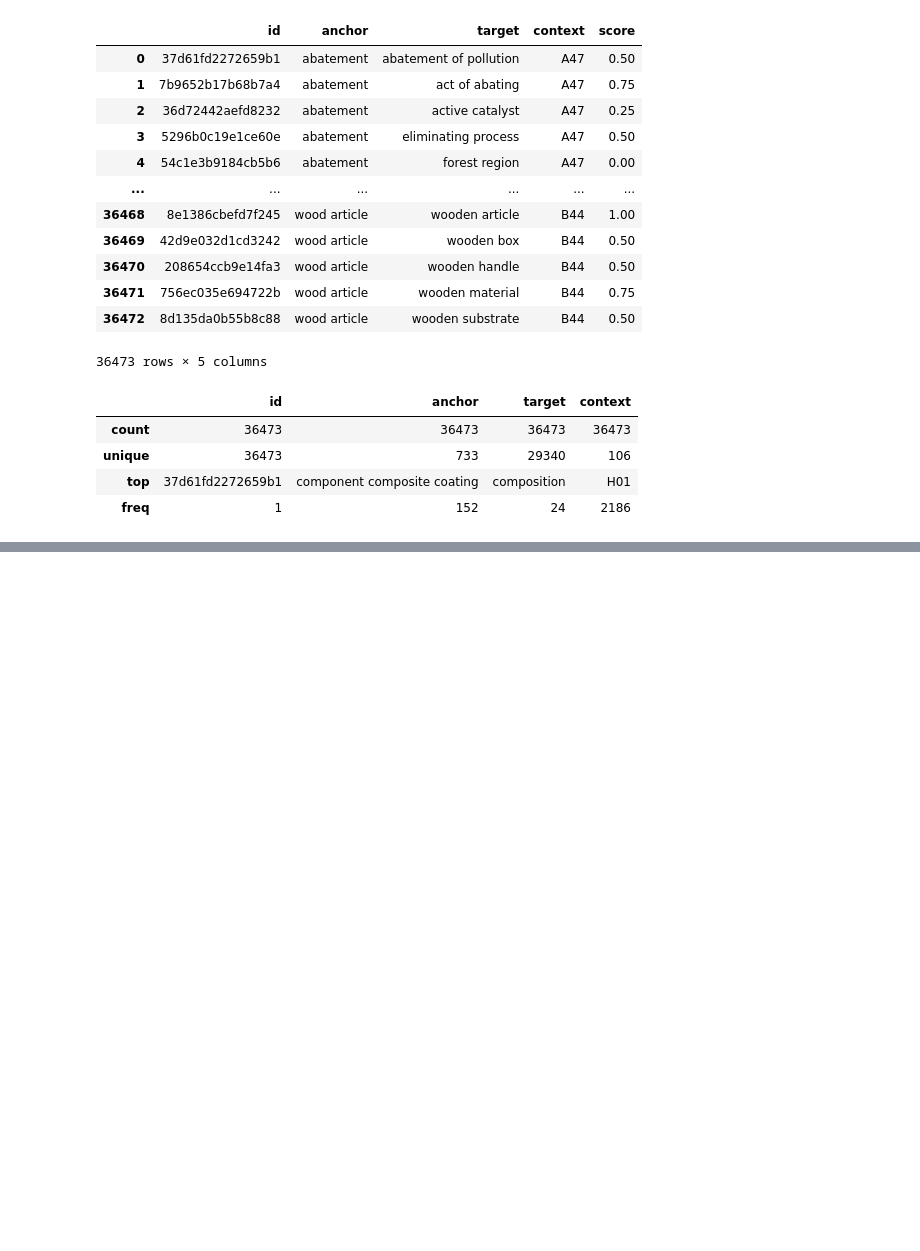
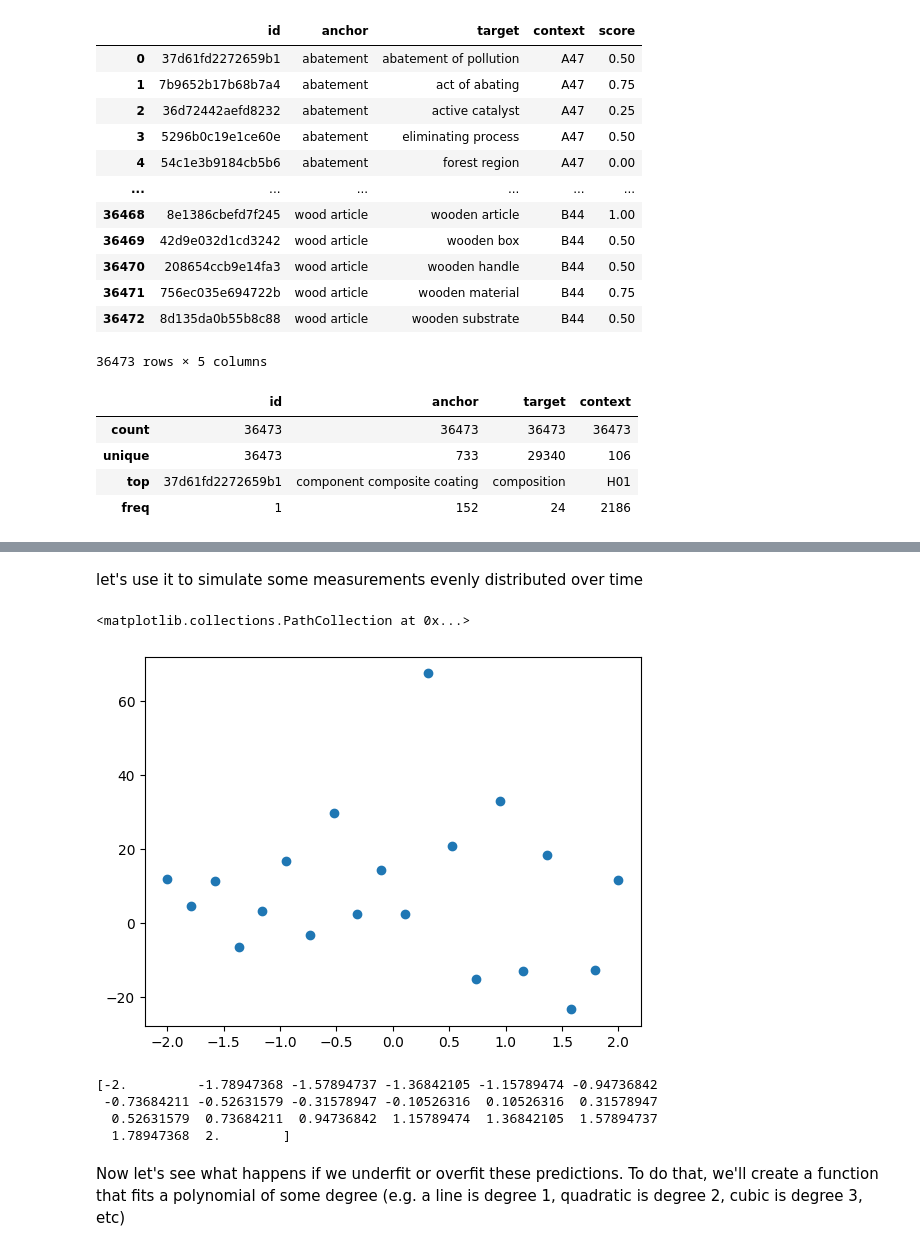
Before and after one commit to devshafi/Practical-DL, a Jupyter notebook: lesson4/nlp_transformers.ipynb, the cells around one changed output, grey strips where cells are left out. Cells and saved outputs as stored; diff of their text form; code cells hidden in the pictures; blank space fills up the shorter version.

```diff
--- a/lesson4/nlp_transformers.ipynb
+++ b/lesson4/nlp_transformers.ipynb
@@ -32,0 +227,24 @@ df.describe(include='str')
+# %%
+def noise(x, scale):
+    return normal(scale=scale, size=x.shape)
+
+def add_noise(x, mul, add):
+    return x * (1 + noise(x, mul) + noise(x, add))
+# %% [markdown]
+let's use it to simulate some measurements evenly distributed over time
+# %%
+x = np.linspace(-2, 2, num=20)[:None]
+y = add_noise(f(x), 0.2, 1.3)
+plt.scatter(x,y)
+# %% [output]
+<matplotlib.collections.PathCollection at 0x...>
+[figure, added]
+# %%
+print(x)
+# %% [output]
+[-2.         -1.78947368 -1.57894737 -1.36842105 -1.15789474 -0.94736842
+ -0.73684211 -0.52631579 -0.31578947 -0.10526316  0.10526316  0.31578947
+  0.52631579  0.73684211  0.94736842  1.15789474  1.36842105  1.57894737
+  1.78947368  2.        ]
+# %% [markdown]
+Now let's see what happens if we underfit or overfit these predictions. To do that, we'll create a function that fits a polynomial of some degree (e.g. a line is degree 1, quadratic is degree 2, cubic is degree 3, etc)
```
Also changed, not shown: parts of 41 cells of this notebook, 2 other files.
